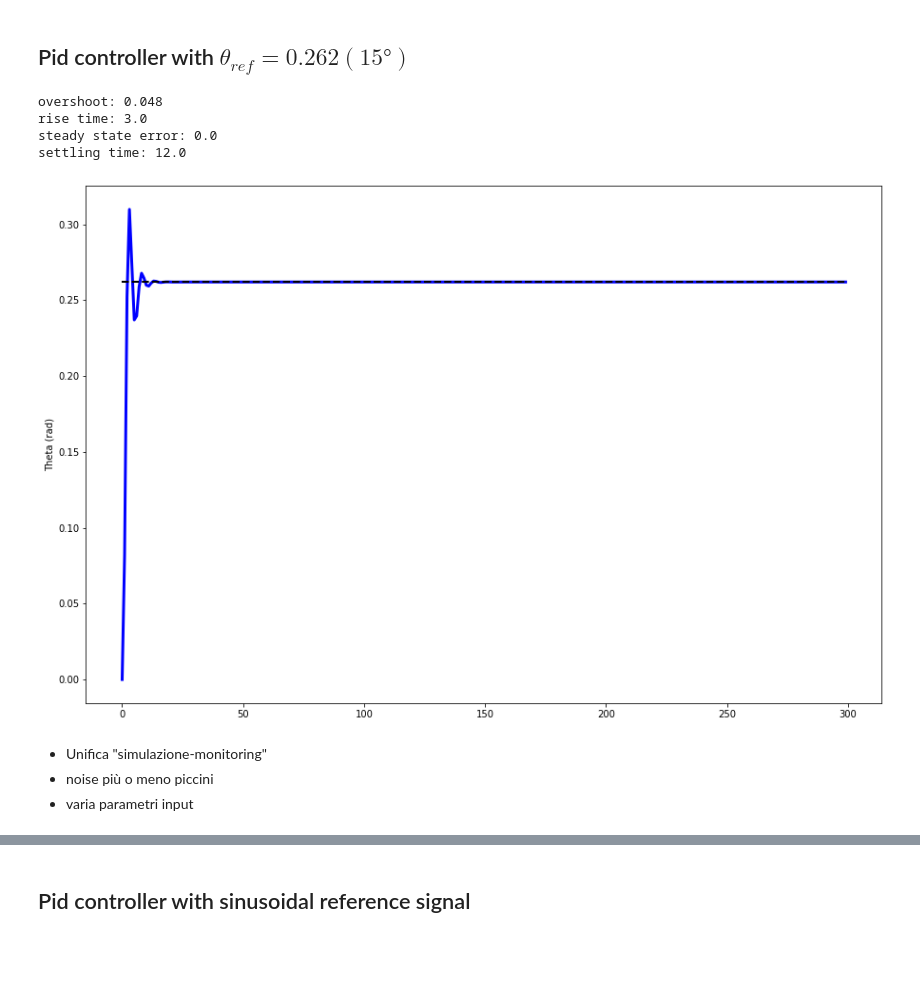
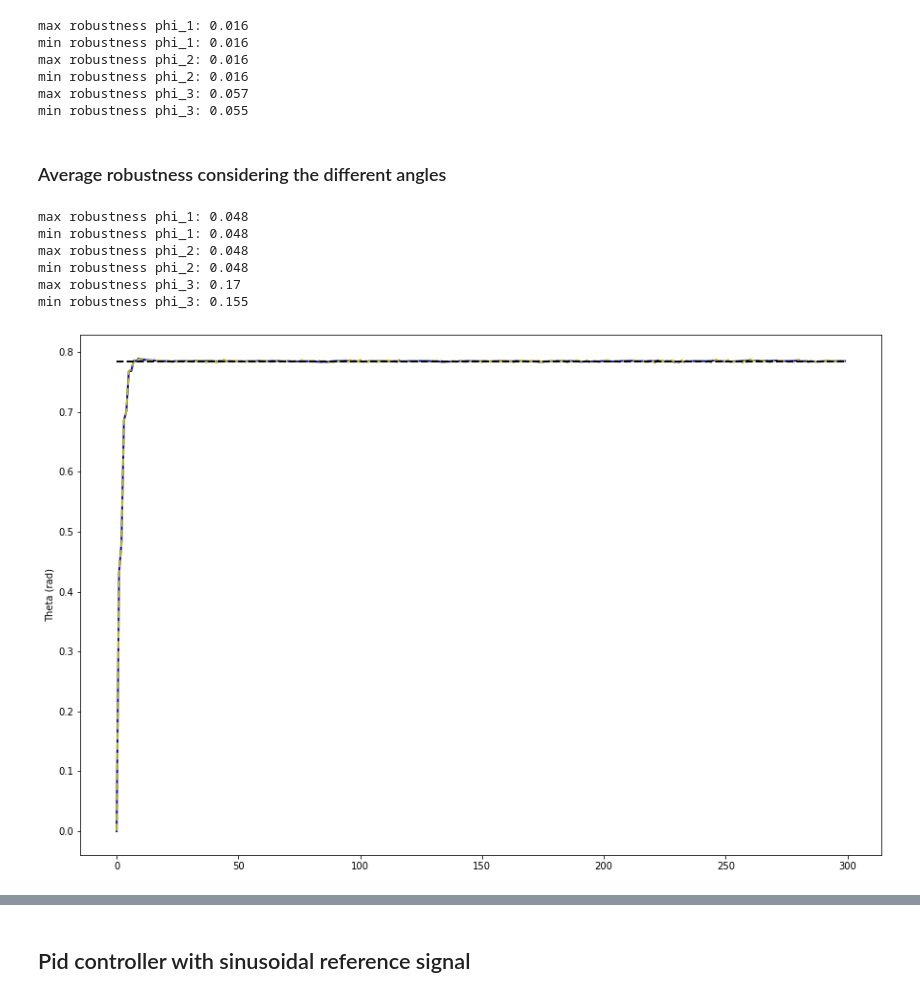
Before and after one commit to GiuliaMP/CPS_Project, a Jupyter notebook: cps_notebook.ipynb, the cells around one changed output, grey strips where cells are left out. Saved outputs shown, nothing was run; the diff lists cells and outputs as text; code cells hidden in the pictures; blank space fills up the shorter version.

```diff
--- a/cps_notebook.ipynb
+++ b/cps_notebook.ipynb
@@ -59,17 +233,61 @@ settling time: 18.0
-# %% [markdown]
-## Pid controller with $\theta_{ref} = 0.262 (15°)$
-# %%
-sp = np.zeros(300) + 0.262
-theta_store, omega_store, sp_store, v_store, u_store, ts = pidmodel.run(299, 300, sp, [0.0,0.0], False, 15,30,20)
-pidper.print_performances(theta_store, sp_store, ts)
-pidmodel.plot(theta_store, omega_store, sp_store, v_store,u_store, ts)
-# %% [output]
-overshoot: 0.048
-rise time: 3.0
-steady state error: 0.0
-settling time: 12.0
-[figure, removed]
-# %% [markdown]
-- Unifica "simulazione-monitoring"
-- noise più o meno piccini
-- varia parametri input
+# %%
+max_1, min_1, max_2, min_2, max_3, min_3 = compute_robustness(ts, theta_store, sp_store)
+print(f'max robustness phi_1: {round(max_1/len(possible_angle),3)}')
+print(f'min robustness phi_1: {round(min_1/len(possible_angle),3)}')
+print(f'max robustness phi_2: {round(max_2/len(possible_angle),3)}')
+print(f'min robustness phi_2: {round(min_2/len(possible_angle),3)}')
+print(f'max robustness phi_3: {round(max_3/len(possible_angle),3)}')
+print(f'min robustness phi_3: {round(min_3/len(possible_angle),3)}')
+# %% [output]
+max robustness phi_1: 0.016
+min robustness phi_1: 0.016
+max robustness phi_2: 0.016
+min robustness phi_2: 0.016
+max robustness phi_3: 0.057
+min robustness phi_3: 0.055
+# %% [markdown]
+### Average robustness considering the different angles
+# %%
+possible_angle = [0.262, 0.523, 0.785]
+
+noise = np.random.normal(0.0,0.1, 300)*10**(-2)
+
+max_1 = 0
+min_1 = 0
+max_2 = 0
+min_2 = 0
+max_3 = 0
+min_3 = 0
+for i in range(len(possible_angle)):
+    sp = np.zeros(300) + possible_angle[i]
+    theta_store, omega_store, sp_store, v_store, u_store, ts, theta_noisy_store = pid_model.run(299, 300, sp, [0.0,0.0], noise)
+    max_1_t, min_1_t, max_2_t, min_2_t, max_3_t, min_3_t = compute_robustness(ts, theta_store, sp_store)
+    max_1 += max_1_t
+    min_1 += min_1_t
+    max_2 += max_2_t
+    min_2 += min_2_t
+    max_3 += max_3_t
+    min_3 += min_3_t
+
+print(f'max robustness phi_1: {round(max_1/len(possible_angle),3)}')
+print(f'min robustness phi_1: {round(min_1/len(possible_angle),3)}')
+print(f'max robustness phi_2: {round(max_2/len(possible_angle),3)}')
+print(f'min robustness phi_2: {round(min_2/len(possible_angle),3)}')
+print(f'max robustness phi_3: {round(max_3/len(possible_angle),3)}')
+print(f'min robustness phi_3: {round(min_3/len(possible_angle),3)}')
+# %% [output]
+max robustness phi_1: 0.048
+min robustness phi_1: 0.048
+max robustness phi_2: 0.048
+min robustness phi_2: 0.048
+max robustness phi_3: 0.17
+min robustness phi_3: 0.155
+# %%
+plt.rcParams["figure.figsize"] = (15,10)
+plt.plot(ts,theta_store,'b-',linewidth=2)
+plt.plot(ts,theta_noisy_store,'y--',linewidth=2)
+plt.plot(ts,sp_store,'k--',linewidth=2)
+plt.ylabel('Theta (rad)')
+plt.show()
+# %% [output]
+[figure, added]
```
Also changed, not shown: parts of 41 cells of this notebook, 3 other files.
